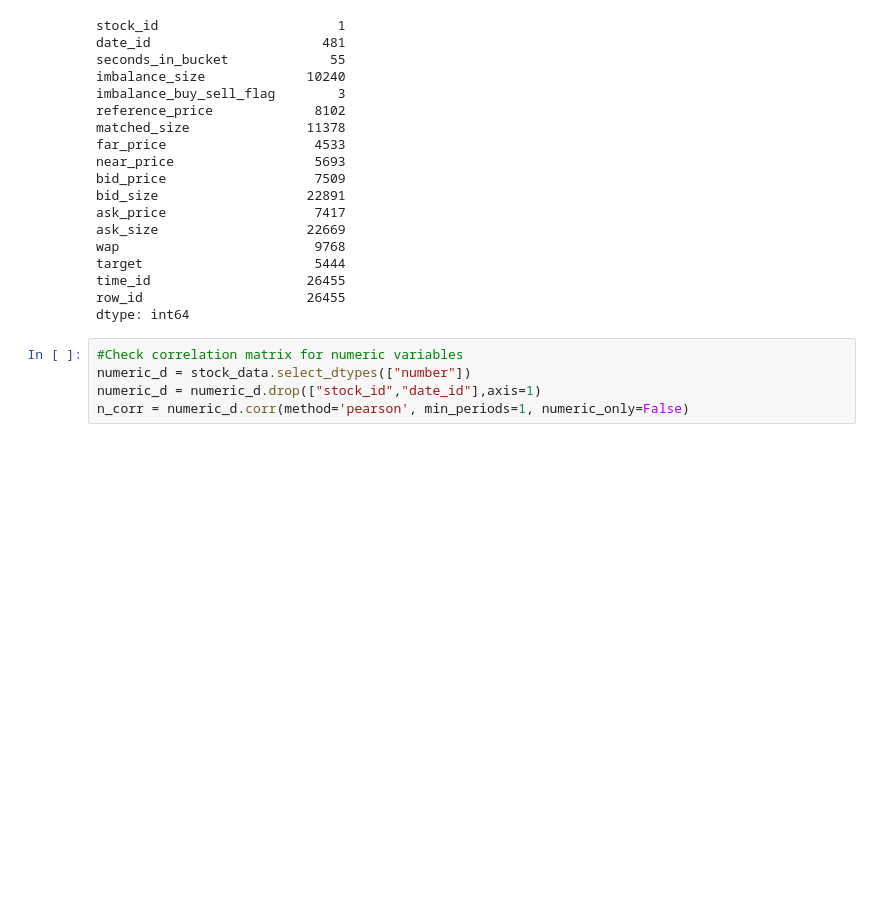
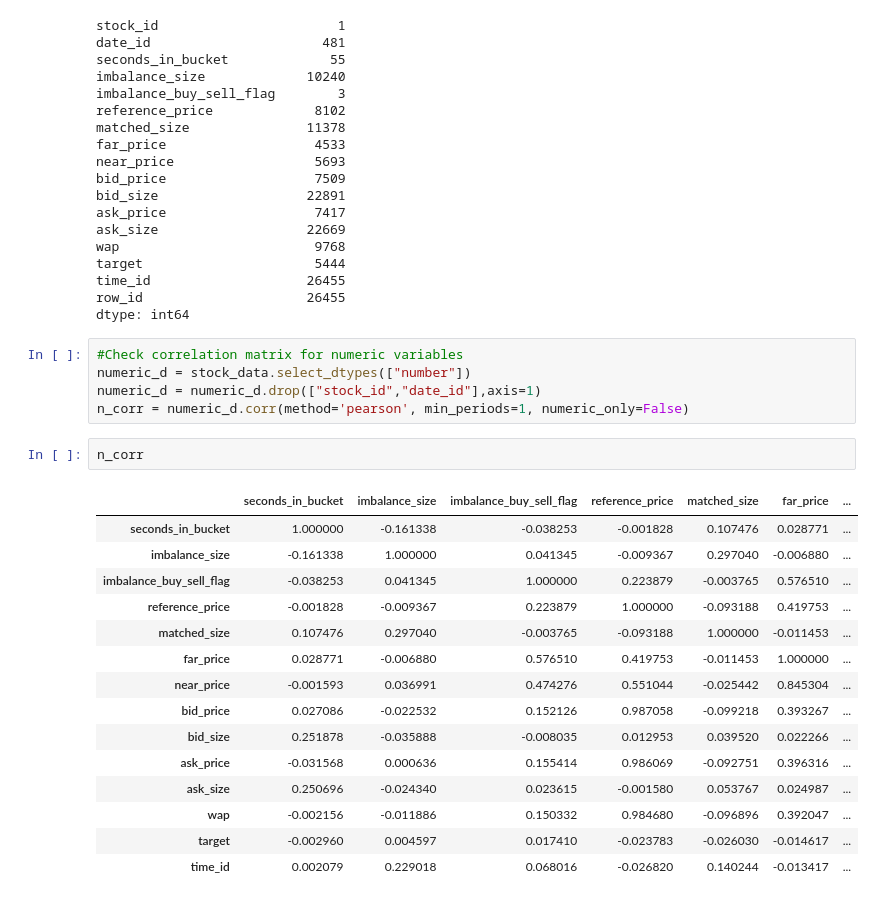
Before and after one commit to KevinSassani/Linear-modeling-project, a Jupyter notebook: AML_project_code.ipynb, the cells around one changed output. Cells and saved outputs as stored; diff of their text form; blank space fills up the shorter version.

```diff
--- a/AML_project_code.ipynb
+++ b/AML_project_code.ipynb
@@ -152,6 +147,24 @@ dtype: int64
 numeric_d = stock_data.select_dtypes(["number"])
 numeric_d = numeric_d.drop(["stock_id","date_id"],axis=1)
 n_corr = numeric_d.corr(method='pearson', min_periods=1, numeric_only=False)
+# %%
+n_corr
+# %% [output]
+|  | seconds_in_bucket | imbalance_size | imbalance_buy_sell_flag | reference_price | matched_size | far_price | ... |
+| seconds_in_bucket | 1.000000 | -0.161338 | -0.038253 | -0.001828 | 0.107476 | 0.028771 | ... |
+| imbalance_size | -0.161338 | 1.000000 | 0.041345 | -0.009367 | 0.297040 | -0.006880 | ... |
+| imbalance_buy_sell_flag | -0.038253 | 0.041345 | 1.000000 | 0.223879 | -0.003765 | 0.576510 | ... |
+| reference_price | -0.001828 | -0.009367 | 0.223879 | 1.000000 | -0.093188 | 0.419753 | ... |
+| matched_size | 0.107476 | 0.297040 | -0.003765 | -0.093188 | 1.000000 | -0.011453 | ... |
+| far_price | 0.028771 | -0.006880 | 0.576510 | 0.419753 | -0.011453 | 1.000000 | ... |
+| near_price | -0.001593 | 0.036991 | 0.474276 | 0.551044 | -0.025442 | 0.845304 | ... |
+| bid_price | 0.027086 | -0.022532 | 0.152126 | 0.987058 | -0.099218 | 0.393267 | ... |
+| bid_size | 0.251878 | -0.035888 | -0.008035 | 0.012953 | 0.039520 | 0.022266 | ... |
+| ask_price | -0.031568 | 0.000636 | 0.155414 | 0.986069 | -0.092751 | 0.396316 | ... |
+| ask_size | 0.250696 | -0.024340 | 0.023615 | -0.001580 | 0.053767 | 0.024987 | ... |
+| wap | -0.002156 | -0.011886 | 0.150332 | 0.984680 | -0.096896 | 0.392047 | ... |
+| target | -0.002960 | 0.004597 | 0.017410 | -0.023783 | -0.026030 | -0.014617 | ... |
+| time_id | 0.002079 | 0.229018 | 0.068016 | -0.026820 | 0.140244 | -0.013417 | ... |
 # %%
 sns.heatmap(n_corr, cmap= "Blues")
 #Some high correlations are to be espected due to some variables being derived from others
```
Also changed, not shown: parts of 11 cells of this notebook.
